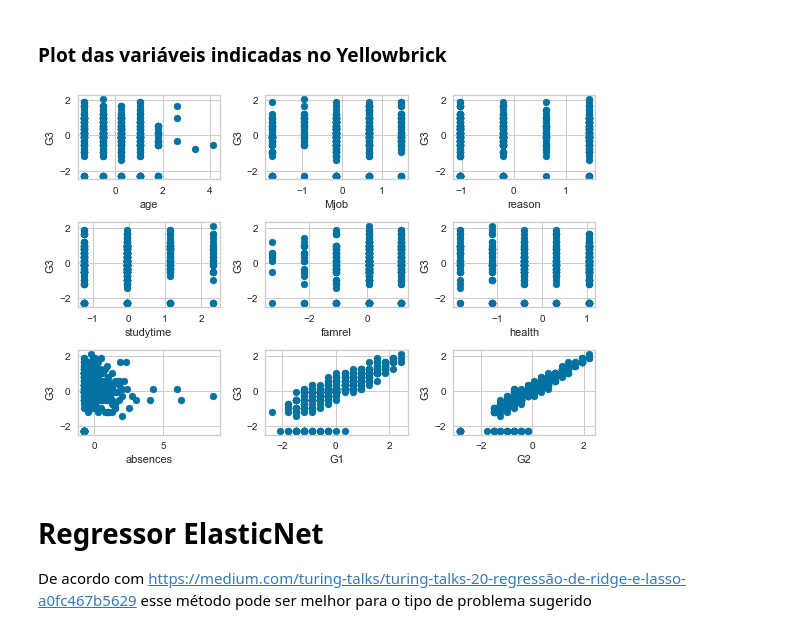
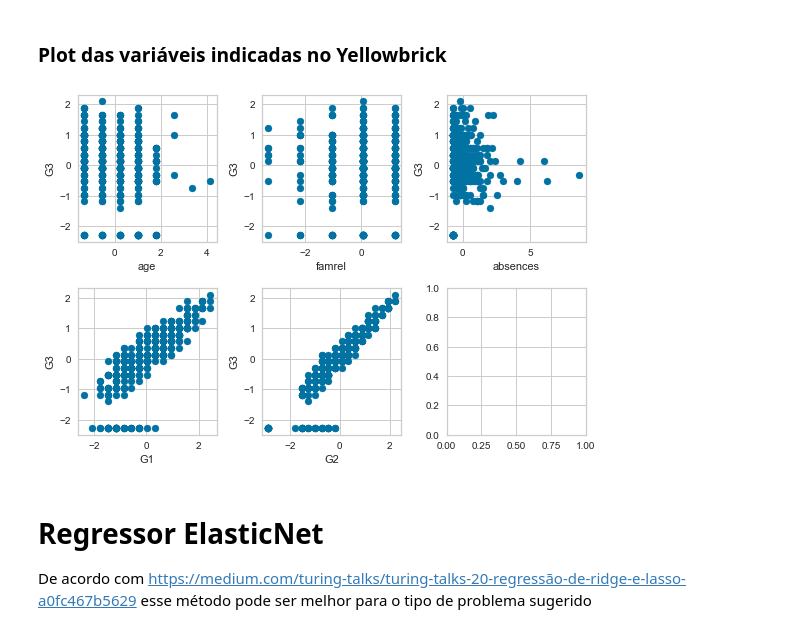
Before and after one commit to analiciabraga/desafioML, a Jupyter notebook: DesafioML-NotaFinal.ipynb, the cells around one changed output. Saved outputs shown, nothing was run; the diff lists cells and outputs as text; code cells hidden in the pictures.

```diff
--- a/DesafioML-NotaFinal.ipynb
+++ b/DesafioML-NotaFinal.ipynb
@@ -135,8 +132,7 @@ O algoritmo escolhido após vários testes foi o ELastic Net
 ### Gráficos Yellowbrick
 # %%
 #Gera um gráfico com a melhor quantidade de variáveis a ser considerada e quais são elas
-#cv = StratifiedKFold(5) - LINHA COMENTADA PQ O CROSSVALIDATION ESTAVA DANDO ERRO DE VARIÁVEL TIPO CONTINUOUS
-visualizer = RFECV(RandomForestRegressor(), cv=5, scoring='r2')
+visualizer = RFECV(ElasticNet(alpha=0.0001,l1_ratio=0.1), cv=8, scoring='r2')
 visualizer.fit(X, y)
 visualizer.show()
 # %% [output]
@@ -160,46 +153,30 @@ df_notas3 = df_notas.loc[:, ['age', 'Mjob', 'reason', 'studytime', 'famrel', 'he
 ### Plot das variáveis indicadas no Yellowbrick
 # %%
 # Cria gráficos que demonstram as posições dos dados usando as variáveis indicadas no Yellowbrick, em uma matriz (3,3)
-fig, ax = plt.subplots(3, 3)
+fig, ax = plt.subplots(2, 3)
 ax[0,0].scatter(X.iloc[:,2],y);
 ax[0,0].set_xlabel('age');
 ax[0,0].set_ylabel('G3');
 
-ax[0,1].scatter(X.iloc[:,8],y);
-ax[0,1].set_xlabel('Mjob');
+ax[0,1].scatter(X.iloc[:,23],y);
+ax[0,1].set_xlabel('famrel');
 ax[0,1].set_ylabel('G3');
 
-ax[0,2].scatter(X.iloc[:,10],y);
-ax[0,2].set_xlabel('reason');
+ax[0,2].scatter(X.iloc[:,29],y);
+ax[0,2].set_xlabel('absences');
 ax[0,2].set_ylabel('G3');
 
-ax[1,0].scatter(X.iloc[:,13],y);
-ax[1,0].set_xlabel('studytime');
+ax[1,0].scatter(X.iloc[:,30],y);
+ax[1,0].set_xlabel('G1');
 ax[1,0].set_ylabel('G3');
 
-ax[1,1].scatter(X.iloc[:,23],y);
-ax[1,1].set_xlabel('famrel');
+ax[1,1].scatter(X.iloc[:,31],y);
+ax[1,1].set_xlabel('G2');
 ax[1,1].set_ylabel('G3');
 
-ax[1,2].scatter(X.iloc[:,28],y);
-ax[1,2].set_xlabel('health');
-ax[1,2].set_ylabel('G3');
-
-ax[2,0].scatter(X.iloc[:,29],y);
-ax[2,0].set_xlabel('absences');
-ax[2,0].set_ylabel('G3');
-
-ax[2,1].scatter(X.iloc[:,30],y);
-ax[2,1].set_xlabel('G1');
-ax[2,1].set_ylabel('G3');
-
-ax[2,2].scatter(X.iloc[:,31],y);
-ax[2,2].set_xlabel('G2');
-ax[2,2].set_ylabel('G3');
-
 plt.tight_layout();
 # %% [output]
-[figure, old version]
+[figure, new version]
 # %% [markdown]
 # Regressor ElasticNet
 De acordo com https://medium.com/turing-talks/turing-talks-20-regressão-de-ridge-e-lasso-a0fc467b5629 esse método pode ser melhor para o tipo de problema sugerido
```
Also changed, not shown: parts of 14 cells of this notebook.
